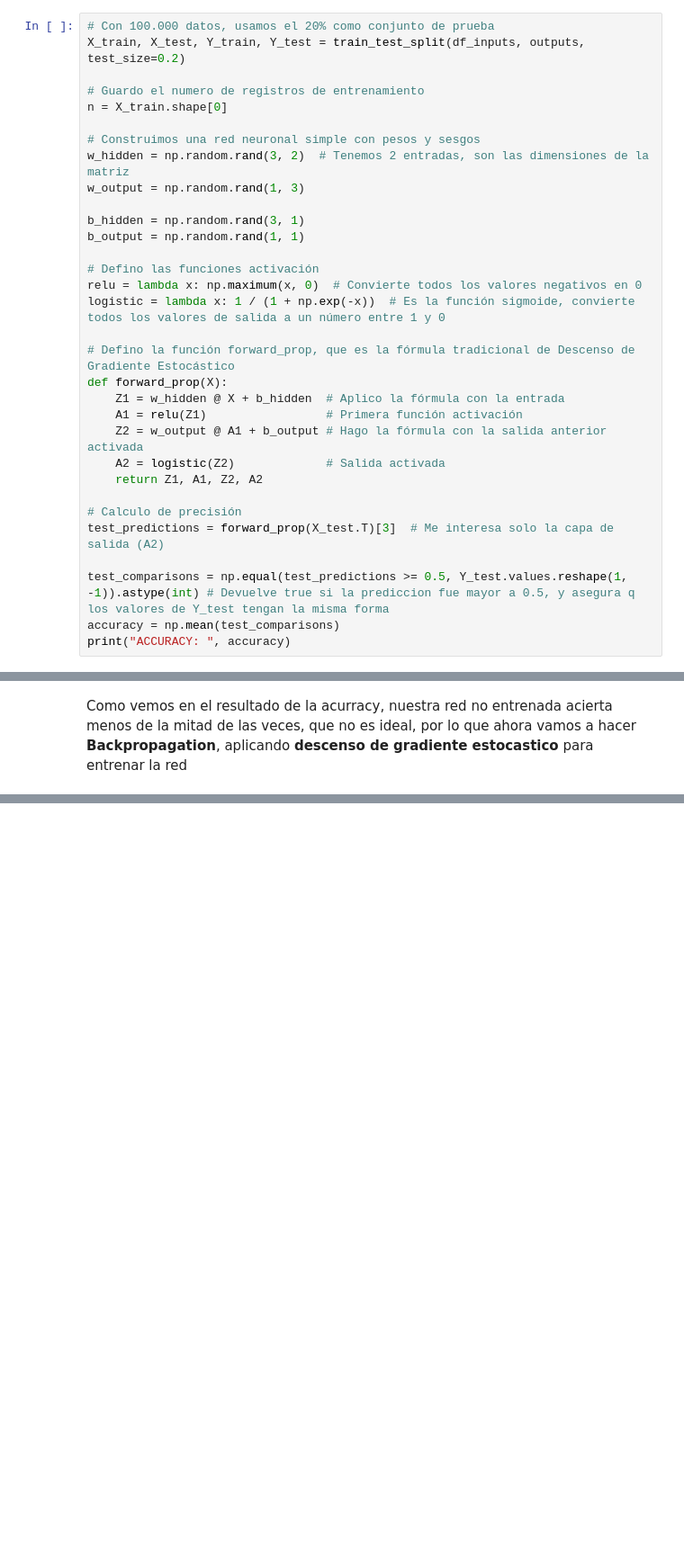
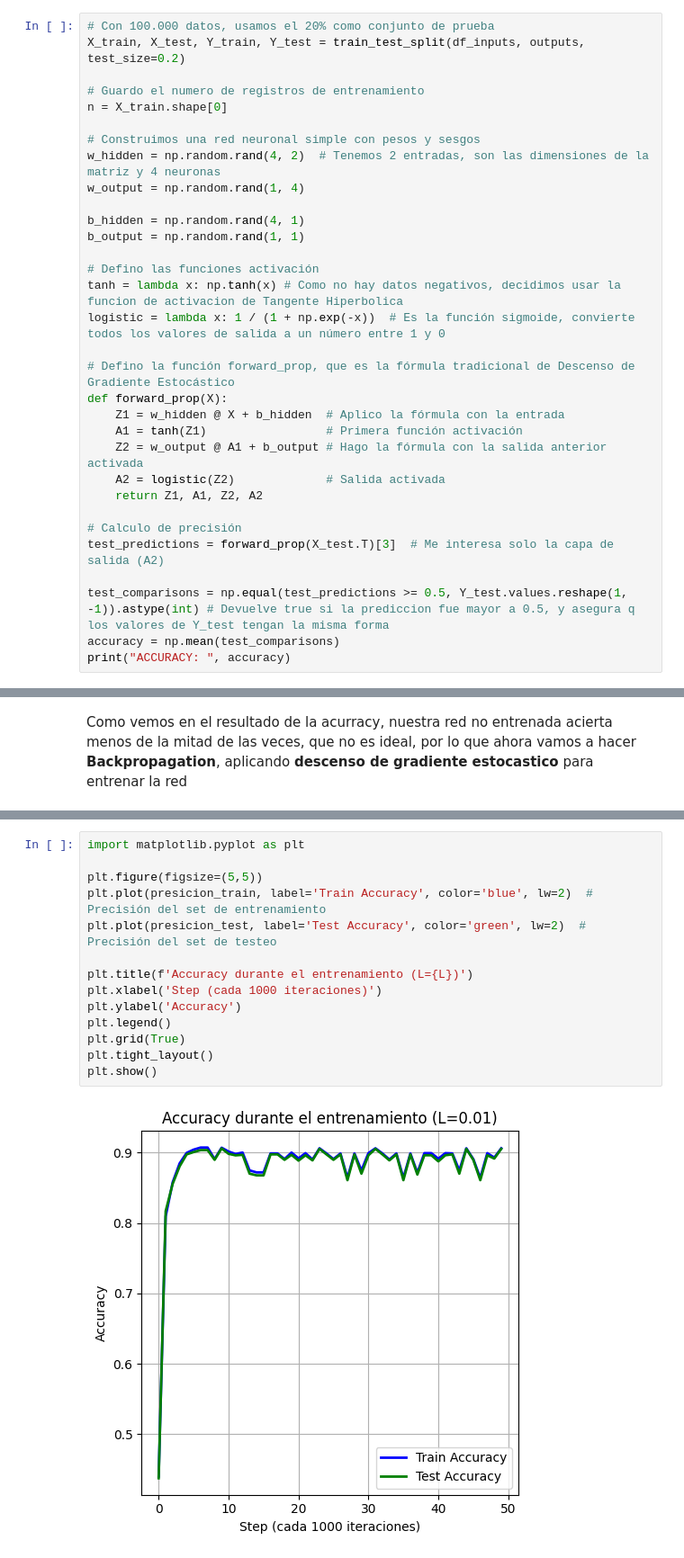
Before and after one commit to LeanSChavez/TP_FINAL_MATE3, a Jupyter notebook: TP_Final.ipynb, the cells around one changed output, grey strips where cells are left out. Shown: that part at 90% size. Saved outputs shown, nothing was run; the diff lists cells and outputs as text; blank space fills up the shorter version.

```diff
--- a/TP_Final.ipynb
+++ b/TP_Final.ipynb
@@ -124,20 +142,20 @@ X_train, X_test, Y_train, Y_test = train_test_split(df_inputs, outputs, test_siz
 n = X_train.shape[0]
 
 # Construimos una red neuronal simple con pesos y sesgos
-w_hidden = np.random.rand(3, 2)  # Tenemos 2 entradas, son las dimensiones de la matriz
-w_output = np.random.rand(1, 3)
+w_hidden = np.random.rand(4, 2)  # Tenemos 2 entradas, son las dimensiones de la matriz y 4 neuronas
+w_output = np.random.rand(1, 4)
 
-b_hidden = np.random.rand(3, 1)
+b_hidden = np.random.rand(4, 1)
 b_output = np.random.rand(1, 1)
 
 # Defino las funciones activación
-relu = lambda x: np.maximum(x, 0)  # Convierte todos los valores negativos en 0
+tanh = lambda x: np.tanh(x) # Como no hay datos negativos, decidimos usar la funcion de activacion de Tangente Hiperbolica
 logistic = lambda x: 1 / (1 + np.exp(-x))  # Es la función sigmoide, convierte todos los valores de salida a un número entre 1 y 0
 
 # Defino la función forward_prop, que es la fórmula tradicional de Descenso de Gradiente Estocástico
 def forward_prop(X):
     Z1 = w_hidden @ X + b_hidden  # Aplico la fórmula con la entrada
-    A1 = relu(Z1)                 # Primera función activación
+    A1 = tanh(Z1)                 # Primera función activación
     Z2 = w_output @ A1 + b_output # Hago la fórmula con la salida anterior activada
     A2 = logistic(Z2)             # Salida activada
     return Z1, A1, Z2, A2
@@ -212,0 +275,16 @@ ACCURACY:  0.9036877455328856
+# %%
+import matplotlib.pyplot as plt
+
+plt.figure(figsize=(5,5))
+plt.plot(presicion_train, label='Train Accuracy', color='blue', lw=2)  # Precisión del set de entrenamiento
+plt.plot(presicion_test, label='Test Accuracy', color='green', lw=2)  # Precisión del set de testeo
+
+plt.title(f'Accuracy durante el entrenamiento (L={L})')
+plt.xlabel('Step (cada 1000 iteraciones)')
+plt.ylabel('Accuracy')
+plt.legend()
+plt.grid(True)
+plt.tight_layout()
+plt.show()
+# %% [output]
+[figure, added]
```
Also changed, not shown: parts of 14 cells of this notebook.
